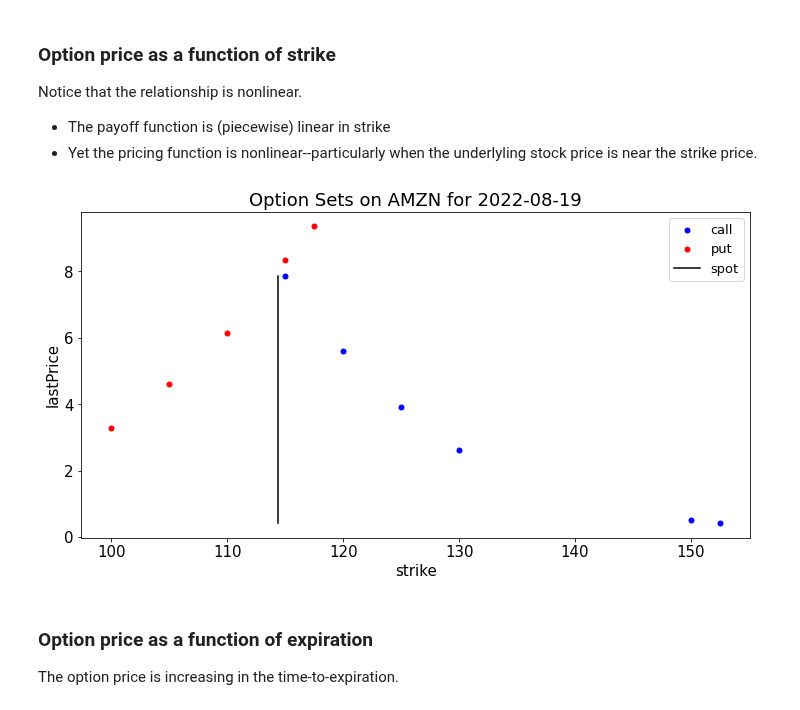
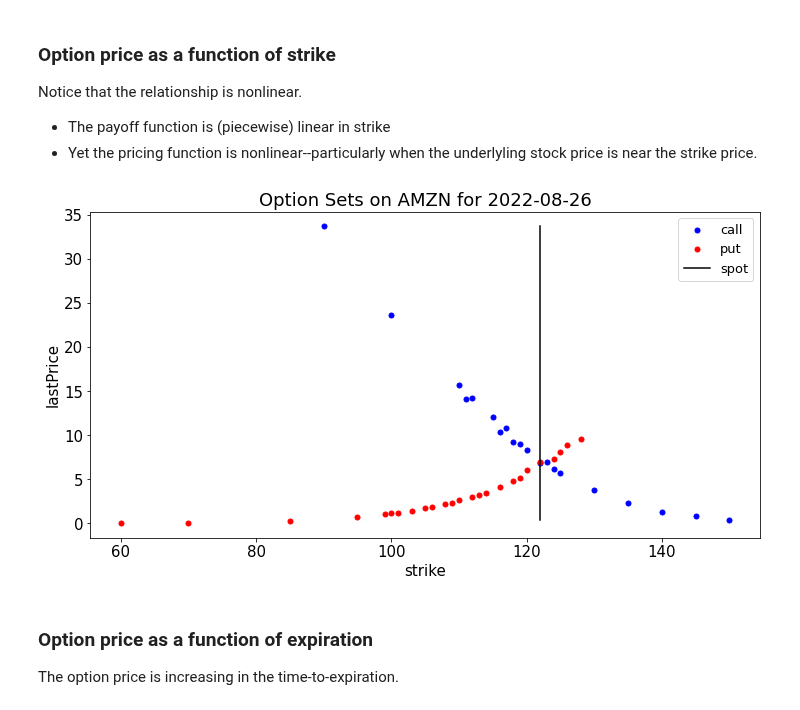
Before and after one commit to MarkHendricks/drw-markets, a Jupyter notebook: notebooks/B.4. Equity Options.ipynb, the cells around one changed output. Cells and saved outputs as stored; diff of their text form; code cells hidden in the pictures.

```diff
--- a/notebooks/B.4. Equity Options.ipynb
+++ b/notebooks/B.4. Equity Options.ipynb
@@ -104,0 +67,7 @@ puts = puts[puts['volume'] > 100]
+# %%
+TICK = 'AMZN'
+sec = yf.Ticker(TICK)
+
+DATE = pd.to_datetime(datetime.date.today())
+EXPRYDATE = '2022-08-26'
+tau = (pd.to_datetime(EXPRYDATE) - DATE).total_seconds()/(24*60*60)/365
@@ -105 +95,32 @@ puts = puts[puts['volume'] > 100]
+# %%
+def filter_stale_quotes(opt_chain):
+    LDATE =opt_chain.sort_values('lastTradeDate')['lastTradeDate'].iloc[-1]
+    mask = list()
+
+    for idx in opt_chain.index:
+        dt = opt_chain.loc[idx,'lastTradeDate']
+        if (dt - LDATE).total_seconds()/3600 > -24:
+            mask.append(idx)
+
+    return mask
+# %%
+def clean_options(calls_raw,puts_raw):
+    idx = filter_stale_quotes(calls_raw)
+    calls = calls_raw.loc[idx,:]
+    idx = filter_stale_quotes(puts_raw)
+    puts = puts_raw.loc[idx,:]
+
+    calls = calls[calls['volume'] > calls['volume'].quantile(.25)].set_index('contractSymbol')
+    puts = puts[puts['volume'] > puts['volume'].quantile(.25)].set_index('contractSymbol')
+
+    calls['lastTradeDate'] = calls['lastTradeDate'].dt.tz_localize(None)
+    puts['lastTradeDate'] = puts['lastTradeDate'].dt.tz_localize(None)
+
+    return calls, puts
+# %%
+opts = sec.option_chain(EXPRYDATE)
+calls_raw = opts.calls
+puts_raw = opts.puts
+
+calls, puts = clean_options(calls_raw,puts_raw)
 # %%
@@ -250,18 +273,18 @@ Notice that the relationship is nonlinear.
 # %%
 ax = calls[['strike','lastPrice']].plot.scatter(x='strike',y='lastPrice',color='b',s=25)
 puts[['strike','lastPrice']].plot.scatter(ax=ax, x='strike',y='lastPrice',color='r',s=25)
 
 grid_min = max(calls['lastPrice'].min(),calls['lastPrice'].min())
 grid_max = max(calls['lastPrice'].max(),calls['lastPrice'].max())
 grid_plot_spot = pd.Series(data=[grid_min,grid_max],index=[px,px]).T
 grid_plot_spot.plot(ax=ax,color='k')
 
 plt.legend(['call','put','spot'])
-plt.title(f'Option Sets on {TICK} for {QDATE}')
+plt.title(f'Option Sets on {TICK} for {EXPRYDATE}')
 
 plt.show()
 # %% [output]
-[figure, old version]
+[figure, new version]
 # %% [markdown]
 ### Option price as a function of expiration
 
```
Also changed, not shown: parts of 16 cells of this notebook, 5 other files.
